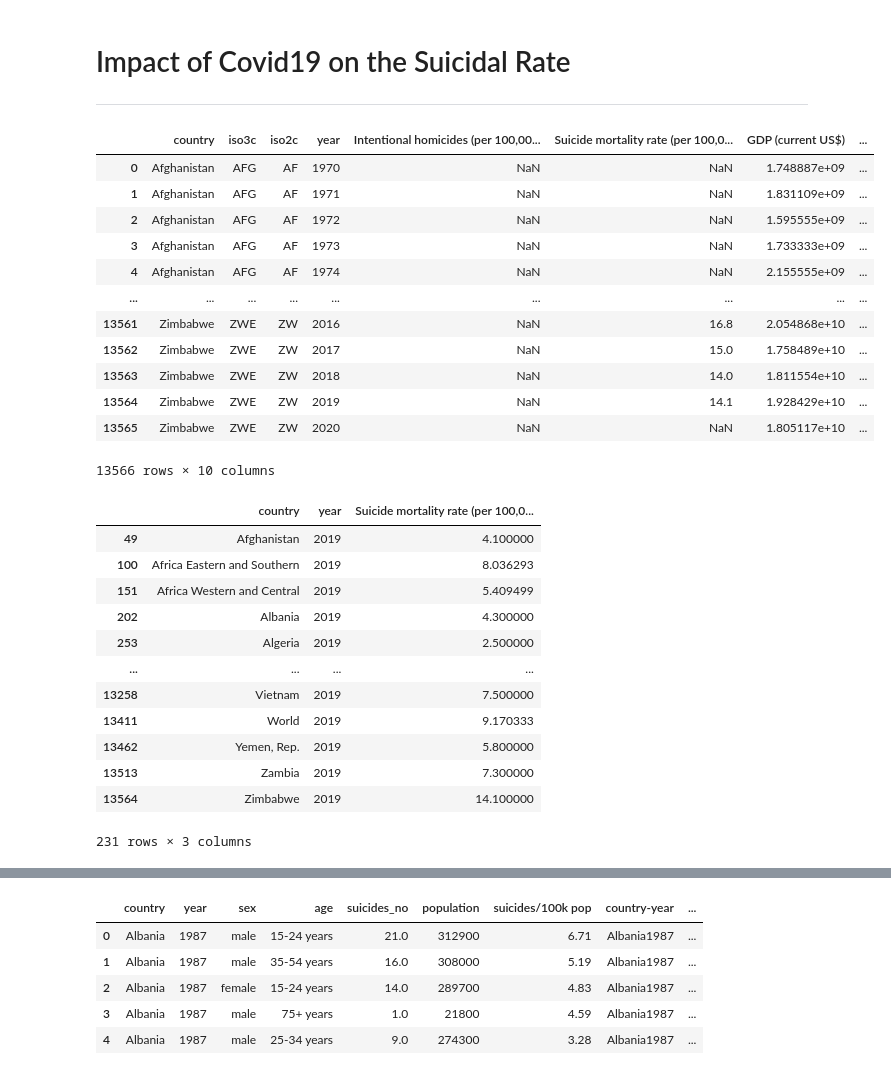
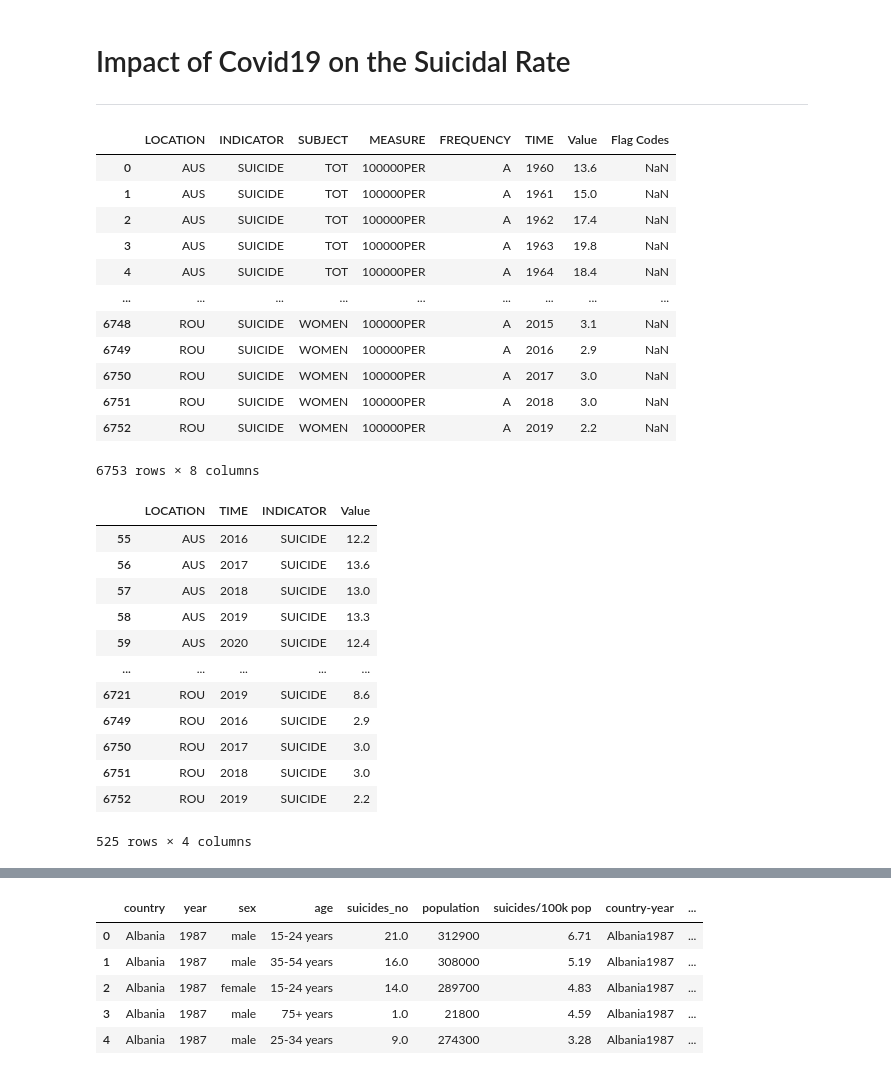
Before and after one commit to BirundhaVaratharajan/Project-1, a Jupyter notebook: Untitled.ipynb, the cells around one changed output, grey strips where cells are left out. Cells and saved outputs as stored; diff of their text form; code cells hidden in the pictures.

Commit message:
updated ipynb
new pie chart added, new csv added. The suicide rate looks correct now.

```diff
--- a/Untitled.ipynb
+++ b/Untitled.ipynb
@@ -21,46 +23,45 @@ from api_keys import api_key
 # %%
 # Study data files
 gdp_usd_path = "world_country_gdp_usd.csv"
-homicide_path = "suicide_homicide_gdp.csv"
+csv_path = "csv_file.csv"
 master_path = "master.csv"
 # %%
 # Read the data and the study results
 gdp_usd = pd.read_csv(gdp_usd_path)
-homicide = pd.read_csv(homicide_path)
+csv_file = pd.read_csv(csv_path)
 master = pd.read_csv(master_path)
 # %%
-homicide
+csv_file
 # %% [output]
-|  | country | iso3c | iso2c | year | Intentional homicides (per 100,00... | Suicide mortality rate (per 100,0... | GDP (current US$) | ... |
-| 0 | Afghanistan | AFG | AF | 1970 | NaN | NaN | 1.748887e+09 | ... |
-| 1 | Afghanistan | AFG | AF | 1971 | NaN | NaN | 1.831109e+09 | ... |
-| 2 | Afghanistan | AFG | AF | 1972 | NaN | NaN | 1.595555e+09 | ... |
-| 3 | Afghanistan | AFG | AF | 1973 | NaN | NaN | 1.733333e+09 | ... |
-| 4 | Afghanistan | AFG | AF | 1974 | NaN | NaN | 2.155555e+09 | ... |
+|  | LOCATION | INDICATOR | SUBJECT | MEASURE | FREQUENCY | TIME | Value | Flag Codes |
+| 0 | AUS | SUICIDE | TOT | 100000PER | A | 1960 | 13.6 | NaN |
+| 1 | AUS | SUICIDE | TOT | 100000PER | A | 1961 | 15.0 | NaN |
+| 2 | AUS | SUICIDE | TOT | 100000PER | A | 1962 | 17.4 | NaN |
+| 3 | AUS | SUICIDE | TOT | 100000PER | A | 1963 | 19.8 | NaN |
+| 4 | AUS | SUICIDE | TOT | 100000PER | A | 1964 | 18.4 | NaN |
 | ... | ... | ... | ... | ... | ... | ... | ... | ... |
-| 13561 | Zimbabwe | ZWE | ZW | 2016 | NaN | 16.8 | 2.054868e+10 | ... |
-| 13562 | Zimbabwe | ZWE | ZW | 2017 | NaN | 15.0 | 1.758489e+10 | ... |
-| 13563 | Zimbabwe | ZWE | ZW | 2018 | NaN | 14.0 | 1.811554e+10 | ... |
-| 13564 | Zimbabwe | ZWE | ZW | 2019 | NaN | 14.1 | 1.928429e+10 | ... |
-| 13565 | Zimbabwe | ZWE | ZW | 2020 | NaN | NaN | 1.805117e+10 | ... |
+| 6748 | ROU | SUICIDE | WOMEN | 100000PER | A | 2015 | 3.1 | NaN |
+| 6749 | ROU | SUICIDE | WOMEN | 100000PER | A | 2016 | 2.9 | NaN |
+| 6750 | ROU | SUICIDE | WOMEN | 100000PER | A | 2017 | 3.0 | NaN |
+| 6751 | ROU | SUICIDE | WOMEN | 100000PER | A | 2018 | 3.0 | NaN |
+| 6752 | ROU | SUICIDE | WOMEN | 100000PER | A | 2019 | 2.2 | NaN |
-13566 rows × 10 columns
+6753 rows × 8 columns
 # %%
-narrow_data = homicide.loc[(homicide["year"]<2021) & (homicide["year"]>=2019)]
+narrow_data = csv_file.loc[(csv_file["TIME"]<2021) & (csv_file["TIME"]>=2016)]
 #narrow_data
-narrow_1 = pd.DataFrame(narrow_data, columns=["country", "year", "Suicide mortality rate (per 100,000 population)"])
+narrow_1 = pd.DataFrame(narrow_data, columns=["LOCATION", "TIME", "INDICATOR", "Value"])
 narrow_1
-narrow_1.dropna()
 # %% [output]
-|  | country | year | Suicide mortality rate (per 100,0... |
-| 49 | Afghanistan | 2019 | 4.100000 |
-| 100 | Africa Eastern and Southern | 2019 | 8.036293 |
-| 151 | Africa Western and Central | 2019 | 5.409499 |
-| 202 | Albania | 2019 | 4.300000 |
-| 253 | Algeria | 2019 | 2.500000 |
-| ... | ... | ... | ... |
-| 13258 | Vietnam | 2019 | 7.500000 |
-| 13411 | World | 2019 | 9.170333 |
-| 13462 | Yemen, Rep. | 2019 | 5.800000 |
-| 13513 | Zambia | 2019 | 7.300000 |
-| 13564 | Zimbabwe | 2019 | 14.100000 |
+|  | LOCATION | TIME | INDICATOR | Value |
+| 55 | AUS | 2016 | SUICIDE | 12.2 |
+| 56 | AUS | 2017 | SUICIDE | 13.6 |
+| 57 | AUS | 2018 | SUICIDE | 13.0 |
+| 58 | AUS | 2019 | SUICIDE | 13.3 |
+| 59 | AUS | 2020 | SUICIDE | 12.4 |
+| ... | ... | ... | ... | ... |
+| 6721 | ROU | 2019 | SUICIDE | 8.6 |
+| 6749 | ROU | 2016 | SUICIDE | 2.9 |
+| 6750 | ROU | 2017 | SUICIDE | 3.0 |
+| 6751 | ROU | 2018 | SUICIDE | 3.0 |
+| 6752 | ROU | 2019 | SUICIDE | 2.2 |
-231 rows × 3 columns
+525 rows × 4 columns
```
Also changed, not shown: parts of 21 cells of this notebook, 4 other files.
